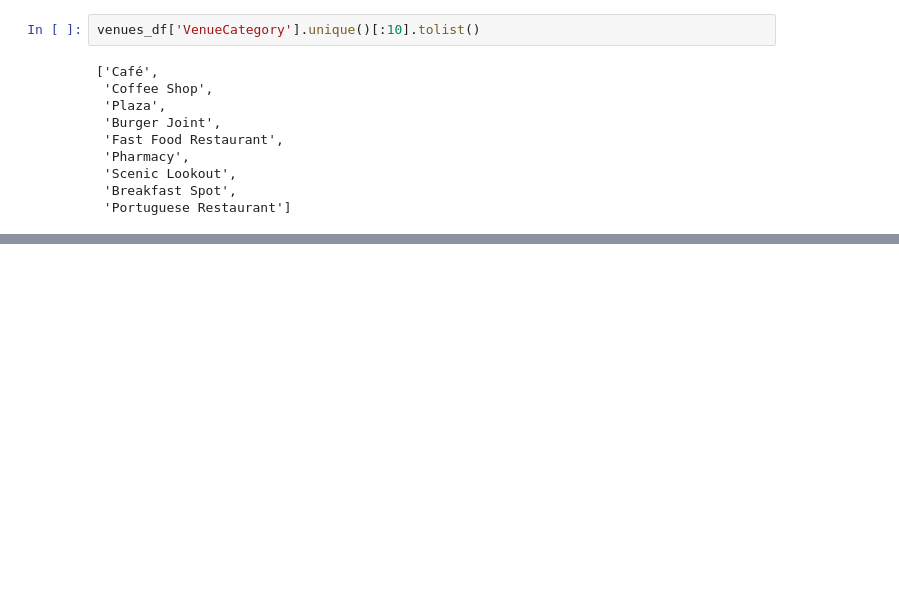
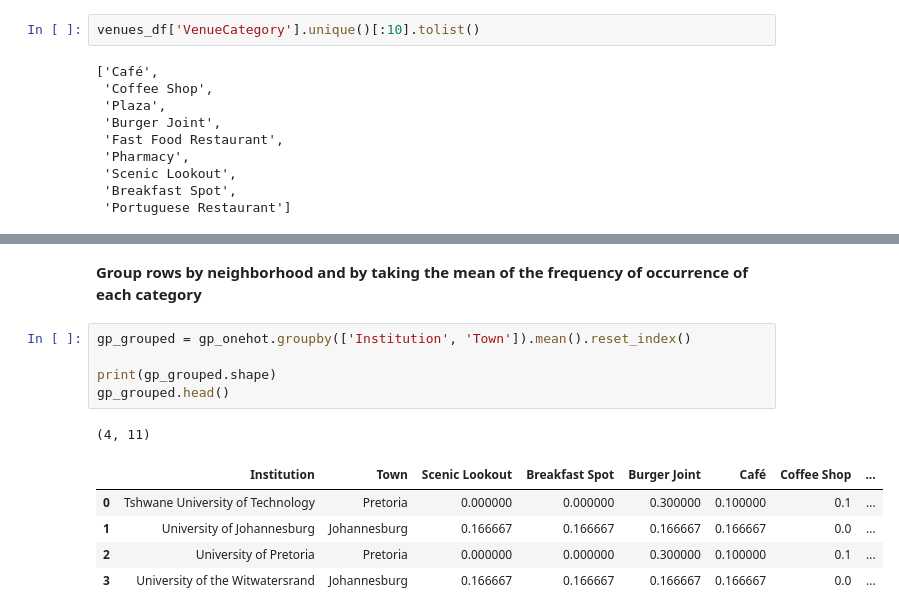
Before and after one commit to phyllsmoyo/Coursera_Capstone, a Jupyter notebook: Capstone_Project_The_Battle_of_Neighborhoods.ipynb, the cells around one changed output, grey strips where cells are left out. Saved outputs shown, nothing was run; the diff lists cells and outputs as text; blank space fills up the shorter version.

```diff
--- a/Capstone_Project_The_Battle_of_Neighborhoods.ipynb
+++ b/Capstone_Project_The_Battle_of_Neighborhoods.ipynb
@@ -299,0 +329,14 @@ venues_df['VenueCategory'].unique()[:10].tolist()
+# %% [markdown]
+**Group rows by neighborhood and by taking the mean of the frequency of occurrence of each category**
+# %%
+gp_grouped = gp_onehot.groupby(['Institution', 'Town']).mean().reset_index()
+
+print(gp_grouped.shape)
+gp_grouped.head()
+# %% [output]
+(4, 11)
+|  | Institution | Town | Scenic Lookout | Breakfast Spot | Burger Joint | Café | Coffee Shop | ... |
+| 0 | Tshwane University of Technology | Pretoria | 0.000000 | 0.000000 | 0.300000 | 0.100000 | 0.1 | ... |
+| 1 | University of Johannesburg | Johannesburg | 0.166667 | 0.166667 | 0.166667 | 0.166667 | 0.0 | ... |
+| 2 | University of Pretoria | Pretoria | 0.000000 | 0.000000 | 0.300000 | 0.100000 | 0.1 | ... |
+| 3 | University of the Witwatersrand | Johannesburg | 0.166667 | 0.166667 | 0.166667 | 0.166667 | 0.0 | ... |
```
Also changed, not shown: parts of 18 cells of this notebook.
